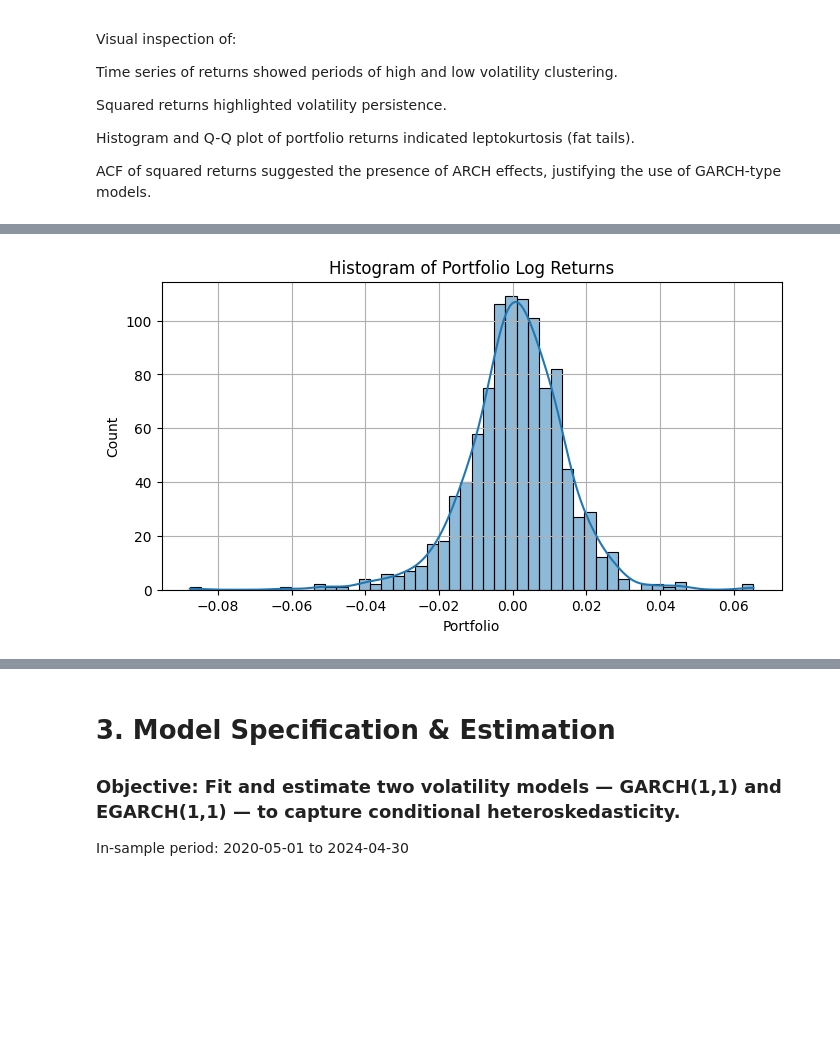
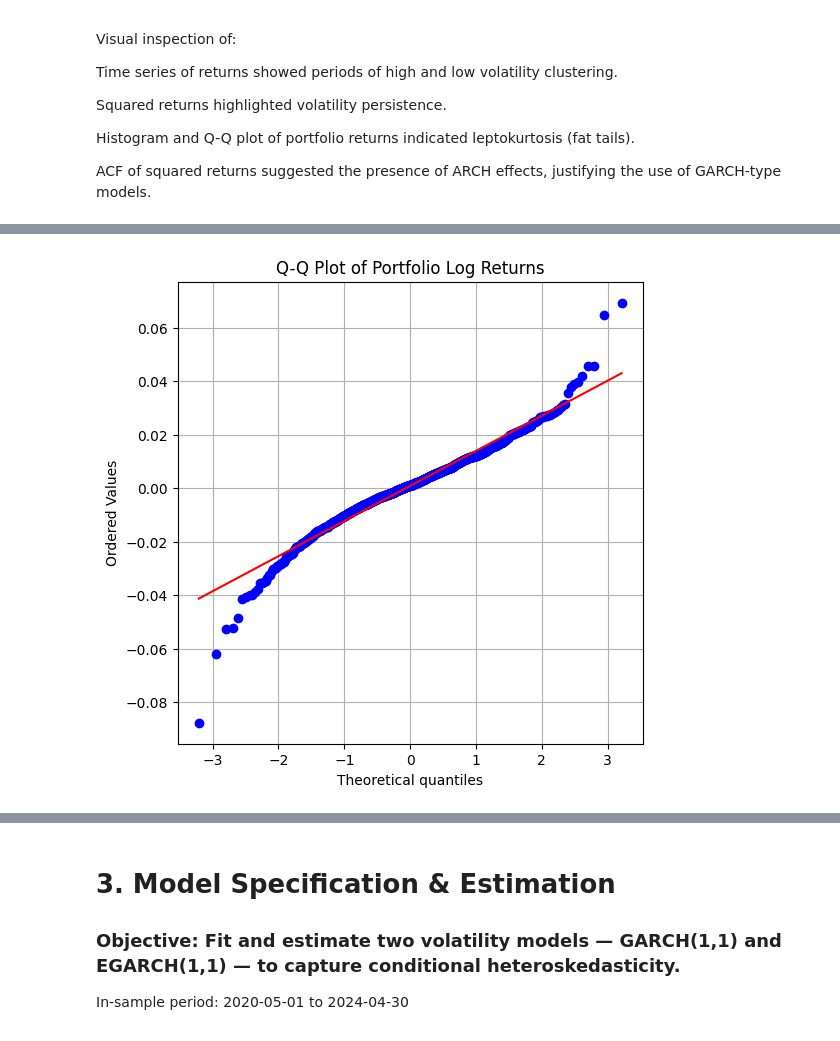
Before and after one commit to Shahahaha11/TSA_project, a Jupyter notebook: TSA_Project.ipynb, the cells around one changed output, grey strips where cells are left out. Saved outputs shown, nothing was run; the diff lists cells and outputs as text; code cells hidden in the pictures; blank space fills up the shorter version.

```diff
--- a/TSA_Project.ipynb
+++ b/TSA_Project.ipynb
@@ -120,3 +49,6 @@ Date
+# %%
+file_path = "prices.pkl"
+prices=pd.read_pickle(file_path)
 # %% [markdown]
 # 2. Return Computation & Stylized Facts
 
@@ -133,14 +65,8 @@ Squared returns highlighted volatility persistence.
 Histogram and Q-Q plot of portfolio returns indicated leptokurtosis (fat tails).
 
 ACF of squared returns suggested the presence of ARCH effects, justifying the use of GARCH-type models.
-# %%
-# Combine into single DataFrame
-prices = pd.concat(price_data.values(), axis=1)
-prices.columns = price_data.keys()
-prices.dropna(inplace=True)
-
-# Compute log returns
-log_returns = np.log(prices / prices.shift(1)).dropna()
-
-# Compute equally weighted portfolio returns
-log_returns['Portfolio'] = log_returns.dot(np.repeat(0.2, 5))
+# %%
+cols = ['Company_Stock', 'Crypto', 'FX_Pair', 'Commodity', 'Equity_Index']
+returns = np.log(prices[cols] / prices[cols].shift(1)).add_suffix('_ret')
+prices = pd.concat([prices, returns], axis=1).dropna()
+print(prices.filter(like='_ret').head())
@@ -147,3 +102,6 @@ log_returns['Portfolio'] = log_returns.dot(np.repeat(0.2, 5))
+# %%
+train = prices.iloc[:-261]
+test  = prices.iloc[-261:]
 # %%
 # Plot time series of returns
 plt.figure(figsize=(12, 4))
@@ -165,9 +176,9 @@ plt.show()
 # %%
-# Histogram
-plt.figure(figsize=(8, 4))
-sns.histplot(log_returns['Portfolio'], bins=50, kde=True)
-plt.title('Histogram of Portfolio Log Returns')
+# Q-Q plot
+plt.figure(figsize=(6, 6))
+stats.probplot(train['portfolio'], dist="norm", plot=plt)
+plt.title('Q-Q Plot of Portfolio Log Returns')
 plt.grid(True)
 plt.show()
 # %% [output]
-[figure, old version]
+[figure, new version]
```
Also changed, not shown: parts of 52 cells of this notebook, 3 other files.
